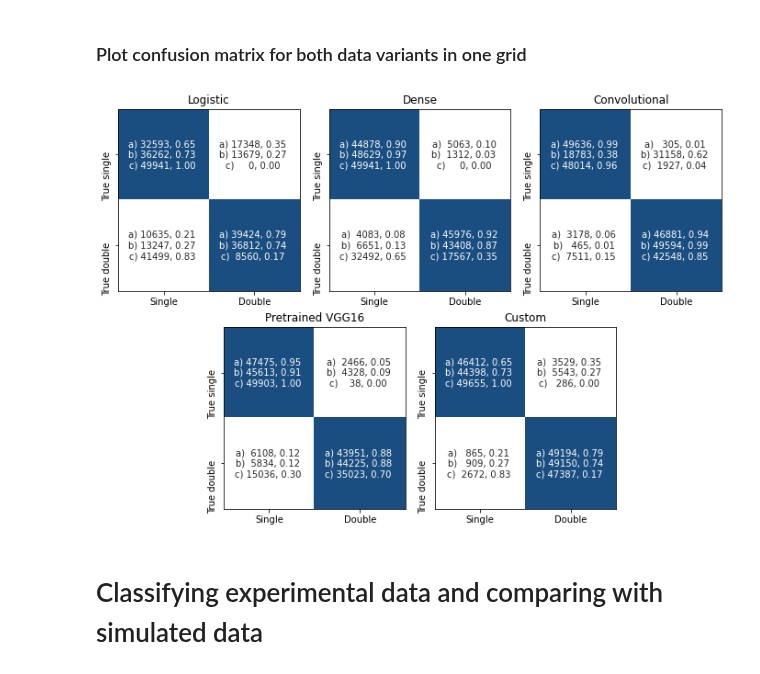
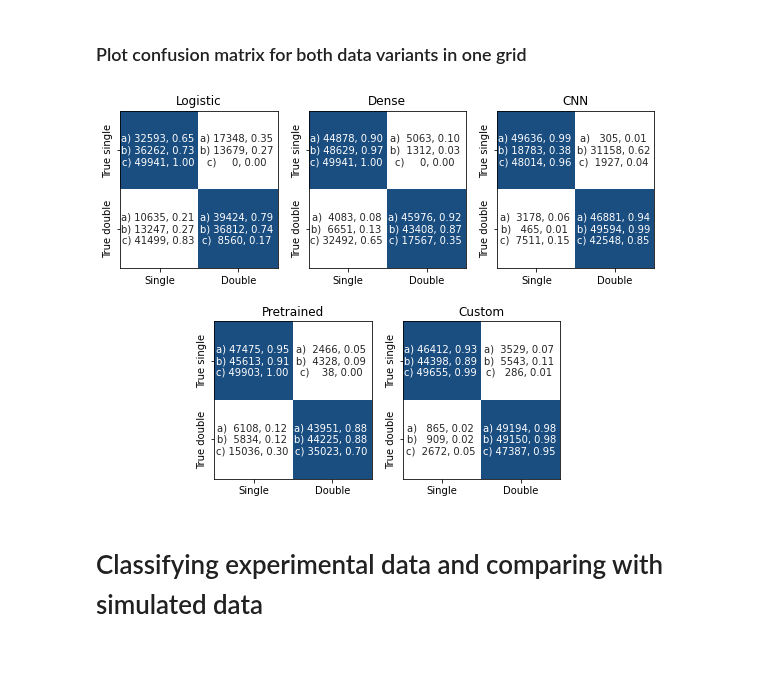
Before and after one commit to geirtul/master_analysis, a Jupyter notebook: notebooks/results/classification_simulated.ipynb, the cells around one changed output. Saved outputs shown, nothing was run; the diff lists cells and outputs as text; code cells hidden in the pictures.

```diff
--- a/notebooks/results/classification_simulated.ipynb
+++ b/notebooks/results/classification_simulated.ipynb
@@ -611,8 +573,8 @@ all_means_imbalanced = pd.DataFrame(
     index={
         'log_mean': 'Logistic',
         'dense_mean': 'Dense',
-        'cnn_mean': 'Convolutional',
-        'pretrained_mean': 'Pretrained VGG16',
+        'cnn_mean': 'CNN',
+        'pretrained_mean': 'Pretrained',
         'custom_mean': 'Custom',
     }
 )
@@ -628,8 +590,8 @@ all_std_imbalanced = pd.DataFrame(
     index={
         'log_std': 'Logistic',
         'dense_std': 'Dense',
-        'cnn_std': 'Convolutional',
-        'pretrained_std': 'Pretrained VGG16',
+        'cnn_std': 'CNN',
+        'pretrained_std': 'Pretrained',
         'custom_std': 'Custom',
     }
 )
@@ -645,8 +607,8 @@ all_test_imbalanced = pd.DataFrame(
     index={
         'log_test': 'Logistic',
         'dense_test': 'Dense',
-        'cnn_test': 'Convolutional',
-        'pretrained_test': 'Pretrained VGG16',
+        'cnn_test': 'CNN',
+        'pretrained_test': 'Pretrained',
         'custom_test': 'Custom',
     }
 )
@@ -737,22 +697,22 @@ with open(fname, "w") as fp:
 # %% [markdown]
 ### Plot confusion matrix for both data variants in one grid
 # %%
-##### cm_log = all_test.loc['Logistic'][2:].values
+cm_log = all_test.loc['Logistic'][2:].values
 cm_dense = all_test.loc['Dense'][2:].values
-cm_cnn = all_test.loc['Convolutional'][2:].values
-cm_pretrained = all_test.loc['Pretrained VGG16'][2:].values
+cm_cnn = all_test.loc['CNN'][2:].values
+cm_pretrained = all_test.loc['Pretrained'][2:].values
 cm_custom = all_test.loc['Custom'][2:].values
 
 cm_log_pmod = all_test_pmod.loc['Logistic'][2:].values
 cm_dense_pmod = all_test_pmod.loc['Dense'][2:].values
-cm_cnn_pmod = all_test_pmod.loc['Convolutional'][2:].values
-cm_pretrained_pmod = all_test_pmod.loc['Pretrained VGG16'][2:].values
+cm_cnn_pmod = all_test_pmod.loc['CNN'][2:].values
+cm_pretrained_pmod = all_test_pmod.loc['Pretrained'][2:].values
 cm_custom_pmod = all_test_pmod.loc['Custom'][2:].values
 
 cm_log_imbalanced = all_test_imbalanced.loc['Logistic'][2:].values
 cm_dense_imbalanced = all_test_imbalanced.loc['Dense'][2:].values
-cm_cnn_imbalanced = all_test_imbalanced.loc['Convolutional'][2:].values
-cm_pretrained_imbalanced = all_test_imbalanced.loc['Pretrained VGG16'][2:].values
+cm_cnn_imbalanced = all_test_imbalanced.loc['CNN'][2:].values
+cm_pretrained_imbalanced = all_test_imbalanced.loc['Pretrained'][2:].values
 cm_custom_imbalanced = all_test_imbalanced.loc['Custom'][2:].values
 
 # Ratio calculations
@@ -792,40 +752,46 @@ cm_pretrained_tot = np.array(["a) {:>5.0f}, {:<5.2f}\nb) {:>5.0f}, {:<5.2f}\nc)
     cm_pretrained, cm_pretrained_pmod, cm_pretrained_imbalanced, cm_pretrained_rat, cm_pretrained_pmod_rat, cm_pretrained_imbalanced_rat)]).reshape(2,2)
 cm_custom_tot = np.array(["a) {:>5.0f}, {:<5.2f}\nb) {:>5.0f}, {:<5.2f}\nc) {:>5.0f}, {:<5.2f}".format(
     a1,a2,b1,b2,c1,c2) for a1,b1,c1,a2,b2,c2 in zip(
-    cm_custom, cm_custom_pmod, cm_custom_imbalanced, cm_log_rat, cm_log_pmod_rat, cm_log_imbalanced_rat)]).reshape(2,2)
+    cm_custom, cm_custom_pmod, cm_custom_imbalanced, cm_custom_rat, cm_custom_pmod_rat, cm_custom_imbalanced_rat)]).reshape(2,2)
 
 # Actual plotting
-fig1 = plt.figure(figsize=(12,8))
+fig1 = plt.figure(figsize=(8,6))
 tlabs_y = ['True single', 'True double']
 tlabs_x = ['Single', 'Double']
 cmap = matplotlib.colors.ListedColormap([(1.0, 1.0, 1.0), (0.1, 0.3, 0.5)])
 ax1 = plt.subplot2grid(shape=(2,6), loc=(0,0), colspan=2, fig=fig1)
 ax2 = plt.subplot2grid((2,6), (0,2), colspan=2, fig=fig1)
 ax3 = plt.subplot2grid((2,6), (0,4), colspan=2, fig=fig1)
 ax4 = plt.subplot2grid((2,6), (1,1), colspan=2, fig=fig1)
 ax5 = plt.subplot2grid((2,6), (1,3), colspan=2, fig=fig1)
 sns.heatmap(cm_log.reshape(2,2), annot=cm_log_tot, square=True, cmap=cmap, fmt='',
             xticklabels=tlabs_x, yticklabels=tlabs_y, cbar=False, ax=ax1)
 ax1.set_title("Logistic")
+ax1.set_yticklabels(ax1.get_yticklabels(), va='center')
 for s in ax1.spines.values(): s.set_visible(True) # Keep frame around subplots
 sns.heatmap(cm_dense.reshape(2,2), annot=cm_dense_tot, square=True, cmap=cmap, fmt='',
             xticklabels=tlabs_x, yticklabels=tlabs_y, cbar=False, ax=ax2)
 ax2.set_title("Dense")
+ax2.set_yticklabels(ax2.get_yticklabels(), va='center')
 for s in ax2.spines.values(): s.set_visible(True) # Keep frame around subplots
 sns.heatmap(cm_cnn.reshape(2,2), annot=cm_cnn_tot, square=True, cmap=cmap, fmt='',
             xticklabels=tlabs_x, yticklabels=tlabs_y, cbar=False, ax=ax3)
-ax3.set_title("Convolutional")
+ax3.set_title("CNN")
+ax3.set_yticklabels(ax3.get_yticklabels(), va='center')
 for s in ax3.spines.values(): s.set_visible(True) # Keep frame around subplots
 sns.heatmap(cm_pretrained.reshape(2,2), annot=cm_pretrained_tot, square=True, cmap=cmap, fmt='',
             xticklabels=tlabs_x, yticklabels=tlabs_y, cbar=False, ax=ax4)
-ax4.set_title("Pretrained VGG16")
+ax4.set_title("Pretrained")
+ax4.set_yticklabels(ax4.get_yticklabels(), va='center')
 for s in ax4.spines.values(): s.set_visible(True) # Keep frame around subplots
 sns.heatmap(cm_custom.reshape(2,2), annot=cm_custom_tot, square=True, cmap=cmap, fmt='',
             xticklabels=tlabs_x, yticklabels=tlabs_y, cbar=False, ax=ax5)
 ax5.set_title("Custom")
+ax5.set_yticklabels(ax5.get_yticklabels(), va='center')
 for s in ax5.spines.values(): s.set_visible(True) # Keep frame around subplots
+fig1.tight_layout()
 plt.savefig(THESIS_PATH + section_path + 'confmat_simulated.pdf')
 # %% [output]
-[figure, old version]
+[figure, new version]
 # %% [markdown]
 # Classifying experimental data and comparing with simulated data
```
Also changed, not shown: parts of 20 cells of this notebook, 2 other files.
